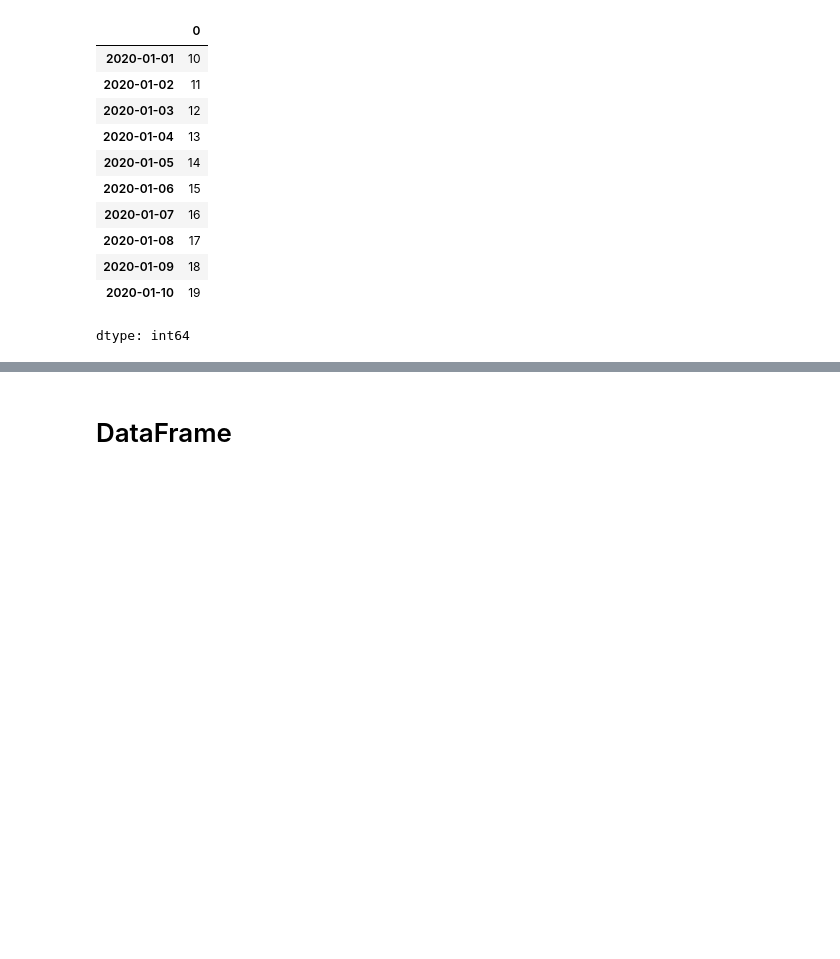
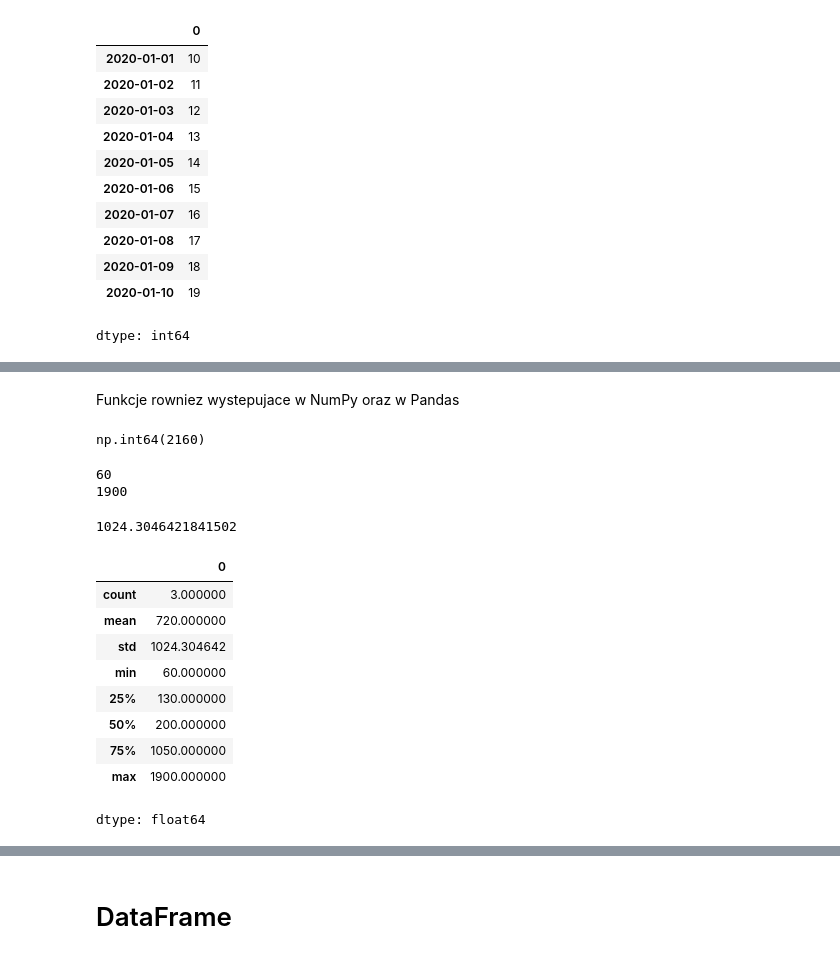
Before and after one commit to Kornel1156/Data-Science, a Jupyter notebook: 2_Pandas_Analiza_Danych/01_biblioteka_pandas_ipynb.ipynb, the cells around one changed output, grey strips where cells are left out. Saved outputs shown, nothing was run; the diff lists cells and outputs as text; code cells hidden in the pictures; blank space fills up the shorter version.

```diff
--- a/2_Pandas_Analiza_Danych/01_biblioteka_pandas_ipynb.ipynb
+++ b/2_Pandas_Analiza_Danych/01_biblioteka_pandas_ipynb.ipynb
@@ -125,0 +185,4 @@ dtype: int64
+# %%
+# obiekt zawierajace infromacje o cenie notowana trzech społek ale jako slownik poprzez {} a nie liste []
+price = pd.Series(data={'Apple' : 200 , 'CD Projekt' : 60 , 'Amazon' : 1900 })
+price
@@ -125,0 +221,34 @@ dtype: int64
+# %% [markdown]
+Funkcje rowniez wystepujace w NumPy oraz w Pandas
+# %%
+# funkcja sumujaca wartosci
+price.sum()
+# %% [output]
+np.int64(2160)
+# %%
+# max oraz min
+print(price.min())
+print(price.max())
+# %% [output]
+60
+1900
+# %%
+# odchylenie standardowe
+price.std()
+# %% [output]
+1024.3046421841502
+# %%
+# funkcja opisujaca obiekt zbiorczo przedstawiajaca statystyki
+# ilosc , srednia , odchylenie . minimum , kwantyle rozkladu czyli 1/4 1/2 3/4 oraz max
+price.describe()
+# %% [output]
+|  | 0 |
+| count | 3.000000 |
+| mean | 720.000000 |
+| std | 1024.304642 |
+| min | 60.000000 |
+| 25% | 130.000000 |
+| 50% | 200.000000 |
+| 75% | 1050.000000 |
+| max | 1900.000000 |
+dtype: float64
```
Also changed, not shown: parts of 27 cells of this notebook.
